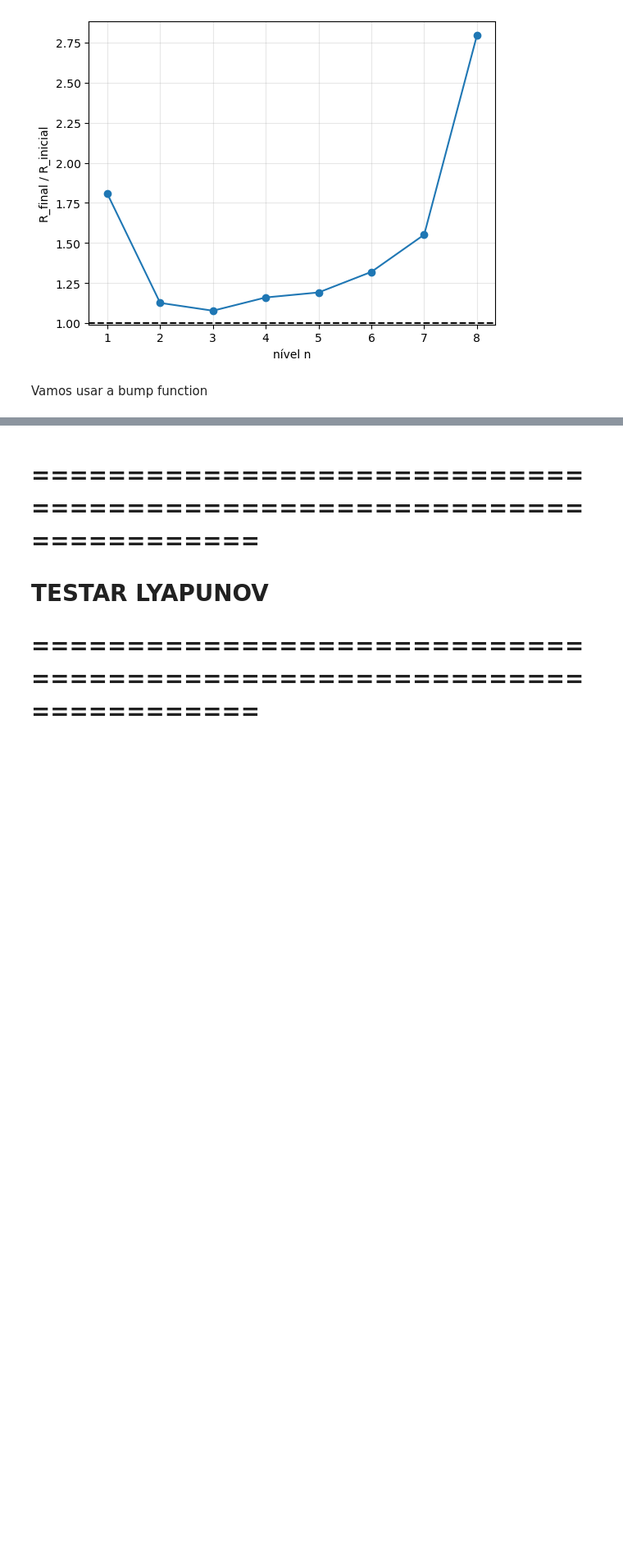
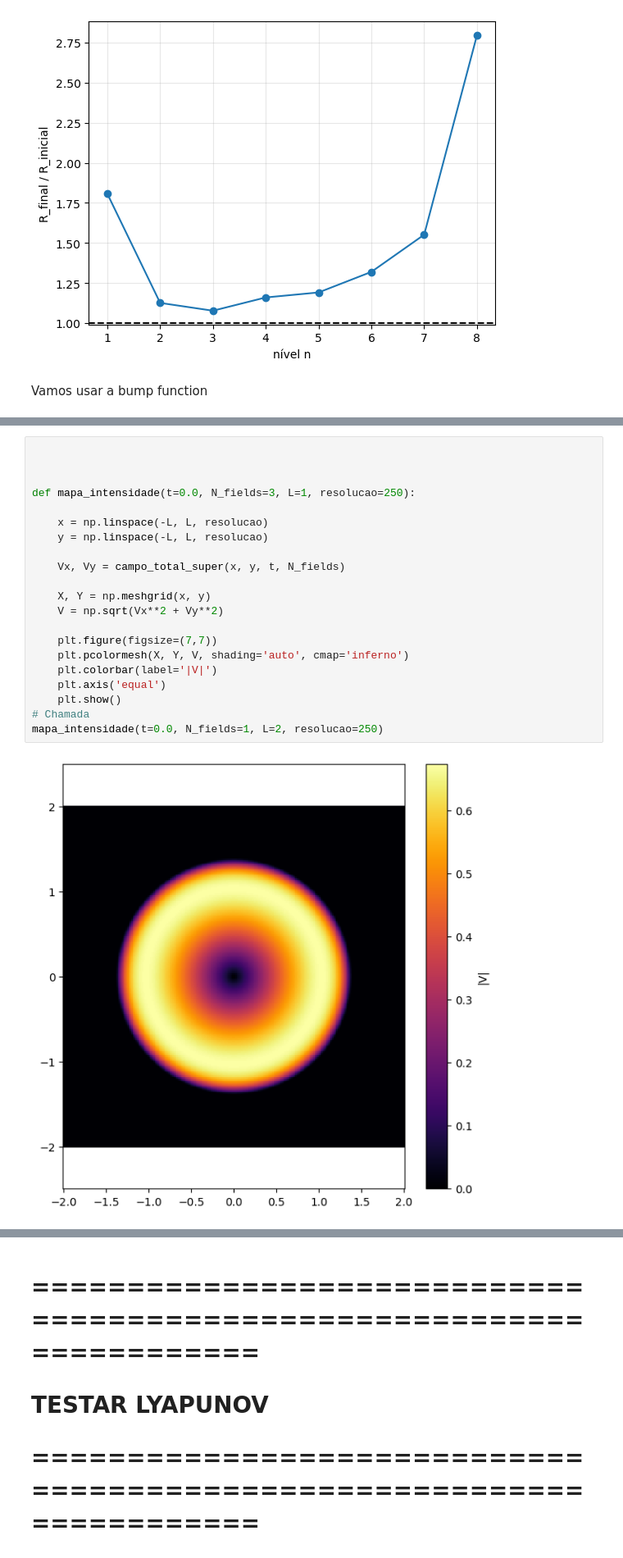
Before and after one commit to C4rl-LP/Turbulence-, a Jupyter notebook: Carlos/Estabilidade_do_campo.ipynb, the cells around one changed output, grey strips where cells are left out. Shown at 82% size. Cells and saved outputs as stored; diff of their text form; blank space fills up the shorter version.

```diff
--- a/Carlos/Estabilidade_do_campo.ipynb
+++ b/Carlos/Estabilidade_do_campo.ipynb
@@ -735,0 +908,23 @@ def simular_particulas_2(N, N_fields, dimensao_quadrado, r0, dt=0.01, t_max=1):
+# %%
+
+
+
+def mapa_intensidade(t=0.0, N_fields=3, L=1, resolucao=250):
+
+    x = np.linspace(-L, L, resolucao)
+    y = np.linspace(-L, L, resolucao)
+
+    Vx, Vy = campo_total_super(x, y, t, N_fields)
+
+    X, Y = np.meshgrid(x, y)
+    V = np.sqrt(Vx**2 + Vy**2)
+
+    plt.figure(figsize=(7,7))
+    plt.pcolormesh(X, Y, V, shading='auto', cmap='inferno')
+    plt.colorbar(label='|V|')
+    plt.axis('equal')
+    plt.show()
+# Chamada
+mapa_intensidade(t=0.0, N_fields=1, L=2, resolucao=250)
+# %% [output]
+[figure, added]
```
Also changed, not shown: parts of 9 cells of this notebook, 33 other files.
